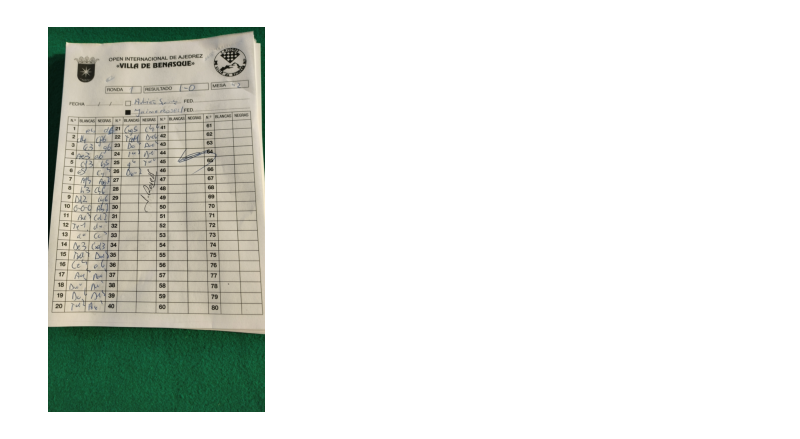
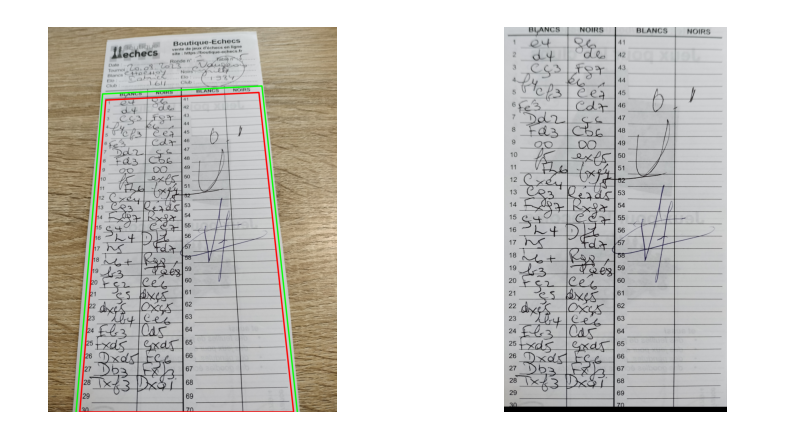
Before and after one commit to moveread/scoresheet-models, a Jupyter notebook: dev.ipynb, the cells around one changed output. Cells and saved outputs as stored; diff of their text form; code cells hidden in the pictures.

```diff
--- a/dev.ipynb
+++ b/dev.ipynb
@@ -4,7 +1,29 @@ import robust_extraction2 as re
-# %%
-corners = re.Corners
-
-img = vc.imread('benasque.jpg')
-vc.show(img)
-# %% [output]
-[figure, removed]
+# %%
+from haskellian import funcs as F, iter as I
+import numpy as np
+import cv2 as cv
+import pure_cv as vc
+import robust_extraction2 as re
+import scoresheet_models as sm
+
+models = sm.ModelsCache()
+img = vc.imread('dieppe-perspective.jpg')
+model = (await models.fetch('boutique-echecs')).unsafe()
+# %%
+h0, w0 = img.shape[:2]
+raw_corners = np.array([
+  [0.2, 0.19],
+  [0.73, 0.17],
+  [0.85, 1],
+  [0.11, 1]
+]) * [w0, h0]
+corners = vc.corners.pad(raw_corners, padx=0.04, pady=0.04)
+corr = vc.corners.correct(img, corners)
+h, w = corr.shape[:2]
+draw = F.pipe(img, *[
+  vc.draw.contours(contours=[raw_corners], thickness=15),
+  vc.draw.contours(contours=[corners], color=(0, 255, 0), thickness=15)
+])
+vc.show(draw, corr)
+# %% [output]
+[figure, added]
```
Also changed, not shown: parts of 5 cells of this notebook, 10 other files.
